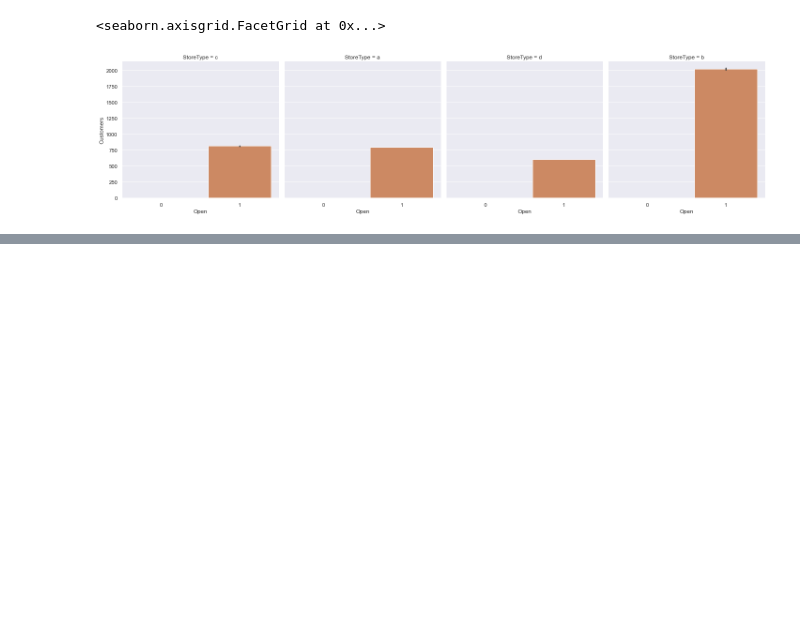
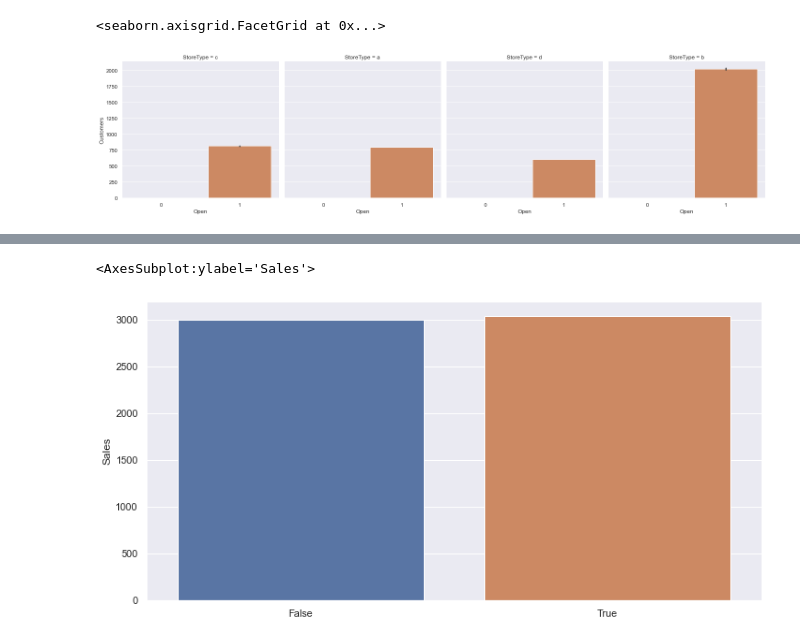
Before and after one commit to abeselomg/-pharmaceutical-sales-prediction, a Jupyter notebook: notebooks/data-exploration.ipynb, the cells around one changed output, grey strips where cells are left out. Drawn from its saved outputs; the diff is of its cells as text; code cells hidden in the pictures; blank space fills up the shorter version.

```diff
--- a/notebooks/data-exploration.ipynb
+++ b/notebooks/data-exploration.ipynb
@@ -289,0 +327,12 @@ memory usage: 170.7+ MB
+# %%
+non_holiday_sales = mergeddf[mergeddf["StateHoliday"] == "0"]
+week_sales = non_holiday_sales[non_holiday_sales["DayOfWeek"] < 6]
+
+not_open_all_week_days_sales = week_sales[week_sales["Open"] == 0]["Store"].unique().tolist()
+
+week_day_stores = storedf[~storedf["Store"].isin(not_open_all_week_days_sales)]
+non_week_day_stores = storedf[storedf["Store"].isin(not_open_all_week_days_sales)]
+
+print("Stores that are open in all week days")
+display(week_day_stores)
+print(f"Number of stores that open in all week days is {week_day_stores.shape[0]}")
@@ -289,0 +355,23 @@ memory usage: 170.7+ MB
+# %%
+non_holiday_sales["OpenAllWeekDay"] = non_holiday_sales["Store"].apply(
+    lambda x: x in week_day_stores["Store"].to_list()
+)
+week_end_sales = non_holiday_sales[non_holiday_sales["DayOfWeek"] >= 6]
+week_sales = non_holiday_sales[non_holiday_sales["DayOfWeek"] < 6]
+
+week_end_sales_agg = week_end_sales.groupby("OpenAllWeekDay").agg(
+    {"Sales": "mean", "Customers": "mean"}
+)
+week_sales_agg = week_sales.groupby("OpenAllWeekDay").agg(
+    {"Sales": "mean", "Customers": "mean"}
+)
+
+week_x_col = [str(a) for a in week_end_sales_agg.index.to_list()]
+# %%
+
+plt.figure(figsize=(12, 6))
+
+sns.barplot(x=week_x_col, y="Sales", data=week_end_sales_agg)
+# %% [output]
+<AxesSubplot:ylabel='Sales'>
+[figure, added]
```
Also changed, not shown: parts of 18 cells of this notebook, 6 other files.
